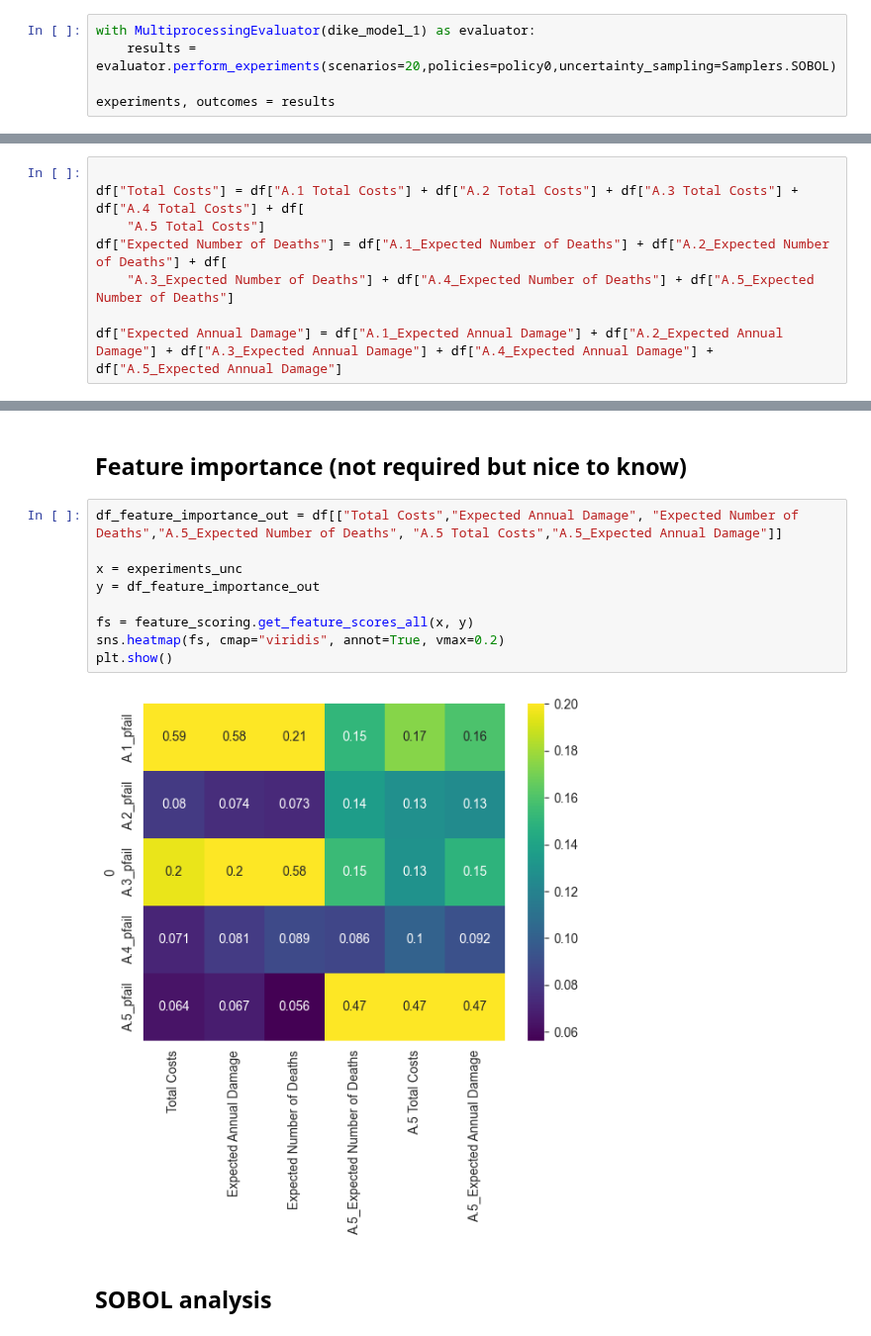
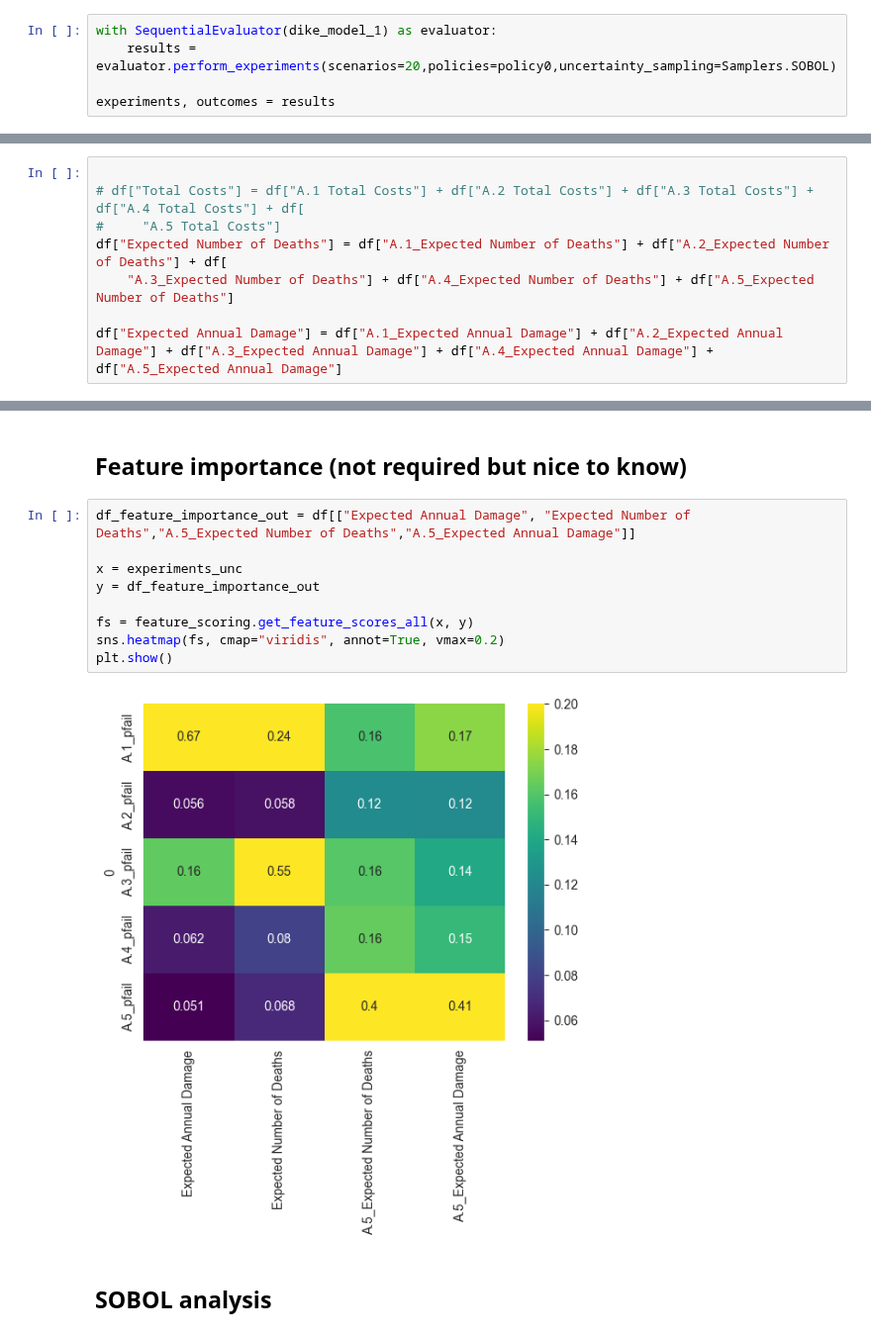
Before and after one commit to roesel1/EPA141A---MD, a Jupyter notebook: final assignment/Open_Exploration_Scen.ipynb, the cells around one changed output, grey strips where cells are left out. Shown at 99% size. Cells and saved outputs as stored; diff of their text form.

```diff
--- a/final assignment/Open_Exploration_Scen.ipynb
+++ b/final assignment/Open_Exploration_Scen.ipynb
@@ -166,7 +144,7 @@ dike_model_1.constants.extend(Constant('A.4_Brate',1.5))
 dike_model_1.constants.extend(Constant('A.5_Bmax',190))
 dike_model_1.constants.extend(Constant('A.5_Brate',1.5))
 # %%
-with MultiprocessingEvaluator(dike_model_1) as evaluator:
+with SequentialEvaluator(dike_model_1) as evaluator:
     results = evaluator.perform_experiments(scenarios=20,policies=policy0,uncertainty_sampling=Samplers.SOBOL)
 
 experiments, outcomes = results
@@ -178,8 +156,8 @@ experiments_unc =experiments.iloc[:,0:5]
 df =pd.DataFrame(outcomes)
 # %%
 
-df["Total Costs"] = df["A.1 Total Costs"] + df["A.2 Total Costs"] + df["A.3 Total Costs"] + df["A.4 Total Costs"] + df[
-    "A.5 Total Costs"]
+# df["Total Costs"] = df["A.1 Total Costs"] + df["A.2 Total Costs"] + df["A.3 Total Costs"] + df["A.4 Total Costs"] + df[
+#     "A.5 Total Costs"]
 df["Expected Number of Deaths"] = df["A.1_Expected Number of Deaths"] + df["A.2_Expected Number of Deaths"] + df[
     "A.3_Expected Number of Deaths"] + df["A.4_Expected Number of Deaths"] + df["A.5_Expected Number of Deaths"]
 
@@ -191,16 +169,16 @@ outcomes["Expected Annual Damage"] = df["Expected Annual Damage"]
 # %% [markdown]
 ## Feature importance (not required but nice to know)
 # %%
-df_feature_importance_out = df[["Total Costs","Expected Annual Damage", "Expected Number of Deaths","A.5_Expected Number of Deaths", "A.5 Total Costs","A.5_Expected Annual Damage"]]
+df_feature_importance_out = df[["Expected Annual Damage", "Expected Number of Deaths","A.5_Expected Number of Deaths","A.5_Expected Annual Damage"]]
 
 x = experiments_unc
 y = df_feature_importance_out
 
 fs = feature_scoring.get_feature_scores_all(x, y)
 sns.heatmap(fs, cmap="viridis", annot=True, vmax=0.2)
 plt.show()
 # %% [output]
-[figure, old version]
+[figure, new version]
 # %% [markdown]
 ## SOBOL analysis
 # %%
```
Also changed, not shown: parts of 14 cells of this notebook, 3 other files.
